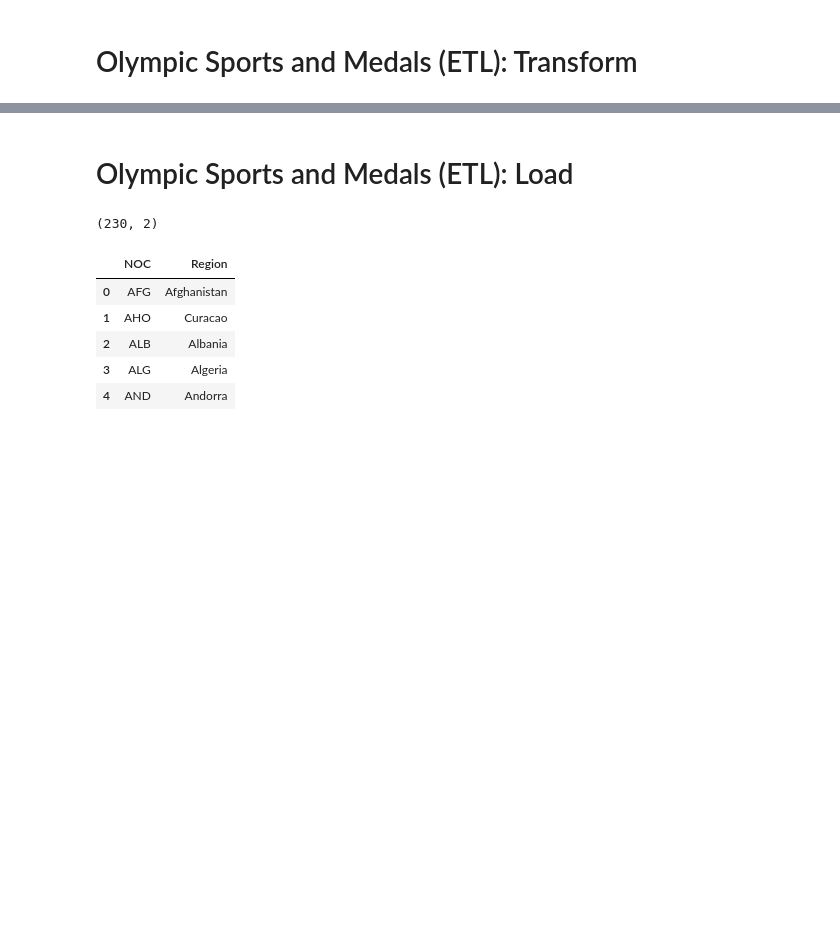
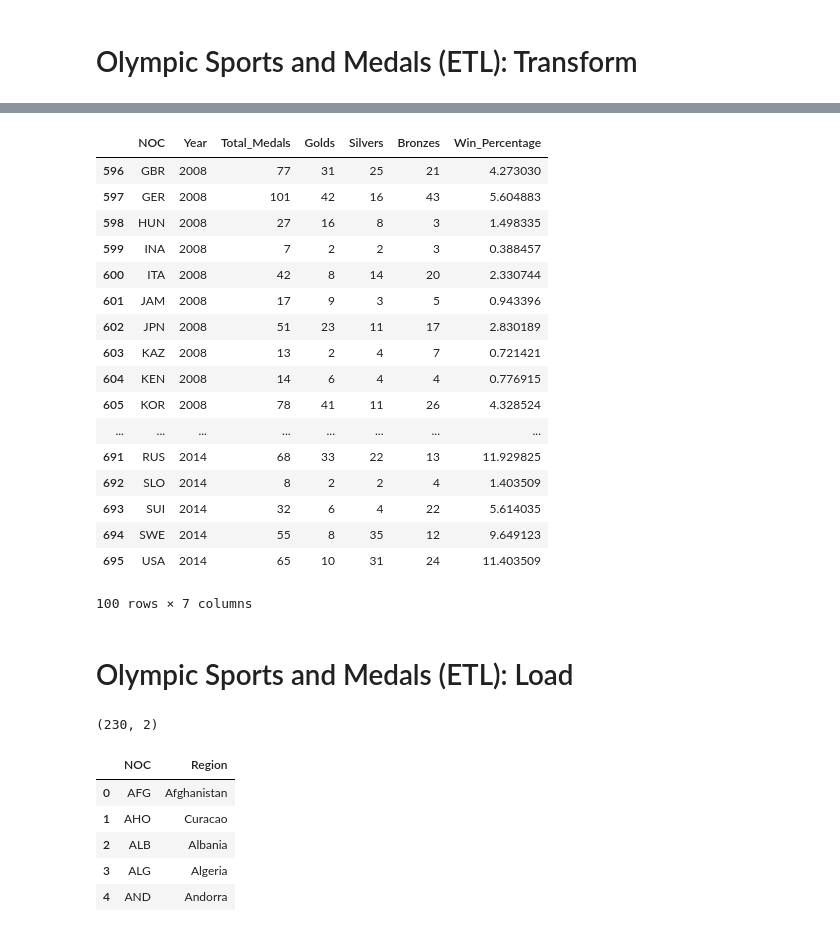
Before and after one commit to acdick/olympic_medal_count, a Jupyter notebook: Source/02_Sports_and_Medals.ipynb, the cells around one changed output, grey strips where cells are left out. Drawn from its saved outputs; the diff is of its cells as text; code cells hidden in the pictures; blank space fills up the shorter version.

```diff
--- a/Source/02_Sports_and_Medals.ipynb
+++ b/Source/02_Sports_and_Medals.ipynb
@@ -130,0 +131,8 @@ insert_regions(noc_regions)
+# %%
+#count bronze medals by year and country and merge into medals table
+bronzes = winners[winners.Medal == 'Bronze']
+bronzes = bronzes.groupby(['Year', 'Country']).count()
+bronzes.rename(columns={'Medal': 'Bronzes'}, inplace=True)
+
+medals = pd.merge(medals, bronzes,  how='left', left_on=['Year','NOC'], right_on = ['Year','Country'])
+medals.tail()
@@ -130,0 +146,11 @@ insert_regions(noc_regions)
+# %%
+#drop rows from medals table with zero values
+medals = medals.dropna()
+
+medals['Total_Medals'] = medals['Total_Medals'].astype(int)
+medals['Golds'] = medals['Golds'].astype(int)
+medals['Silvers'] = medals['Silvers'].astype(int)
+medals['Bronzes'] = medals['Bronzes'].astype(int)
+
+print(medals.shape)
+medals.head()
@@ -130,0 +165,5 @@ insert_regions(noc_regions)
+# %%
+#count total medals by year
+total_annual_medals = medals.groupby(['Year']).sum()
+total_annual_medals.rename(columns={'Total_Medals': 'Total_Annual_Medals'}, inplace=True)
+total_annual_medals
@@ -130,0 +189,10 @@ insert_regions(noc_regions)
+# %%
+#count win percentage of total medals by year and country and merge into medals table
+win_percentage = total_annual_medals.drop(['Golds',
+                        'Silvers',
+                        'Bronzes'], axis=1)
+win_percentage.rename(columns={'Total_Annual_Medals': 'Win_Percentage'}, inplace=True)
+
+medals = pd.merge(medals, win_percentage,  how='left', left_on=['Year'], right_on = ['Year'])
+medals['Win_Percentage'] = medals['Total_Medals'] / medals['Win_Percentage'] * 100
+medals.head()
@@ -131,2 +206,23 @@ insert_regions(noc_regions)
+# %%
+medals.tail(100)
+# %% [output]
+|  | NOC | Year | Total_Medals | Golds | Silvers | Bronzes | Win_Percentage |
+| 596 | GBR | 2008 | 77 | 31 | 25 | 21 | 4.273030 |
+| 597 | GER | 2008 | 101 | 42 | 16 | 43 | 5.604883 |
+| 598 | HUN | 2008 | 27 | 16 | 8 | 3 | 1.498335 |
+| 599 | INA | 2008 | 7 | 2 | 2 | 3 | 0.388457 |
+| 600 | ITA | 2008 | 42 | 8 | 14 | 20 | 2.330744 |
+| 601 | JAM | 2008 | 17 | 9 | 3 | 5 | 0.943396 |
+| 602 | JPN | 2008 | 51 | 23 | 11 | 17 | 2.830189 |
+| 603 | KAZ | 2008 | 13 | 2 | 4 | 7 | 0.721421 |
+| 604 | KEN | 2008 | 14 | 6 | 4 | 4 | 0.776915 |
+| 605 | KOR | 2008 | 78 | 41 | 11 | 26 | 4.328524 |
+| ... | ... | ... | ... | ... | ... | ... | ... |
+| 691 | RUS | 2014 | 68 | 33 | 22 | 13 | 11.929825 |
+| 692 | SLO | 2014 | 8 | 2 | 2 | 4 | 1.403509 |
+| 693 | SUI | 2014 | 32 | 6 | 4 | 22 | 5.614035 |
+| 694 | SWE | 2014 | 55 | 8 | 35 | 12 | 9.649123 |
+| 695 | USA | 2014 | 65 | 10 | 31 | 24 | 11.403509 |
+100 rows × 7 columns
 # %% [markdown]
 # Olympic Sports and Medals (ETL): Load
```
Also changed, not shown: parts of 16 cells of this notebook, 2 other files.
